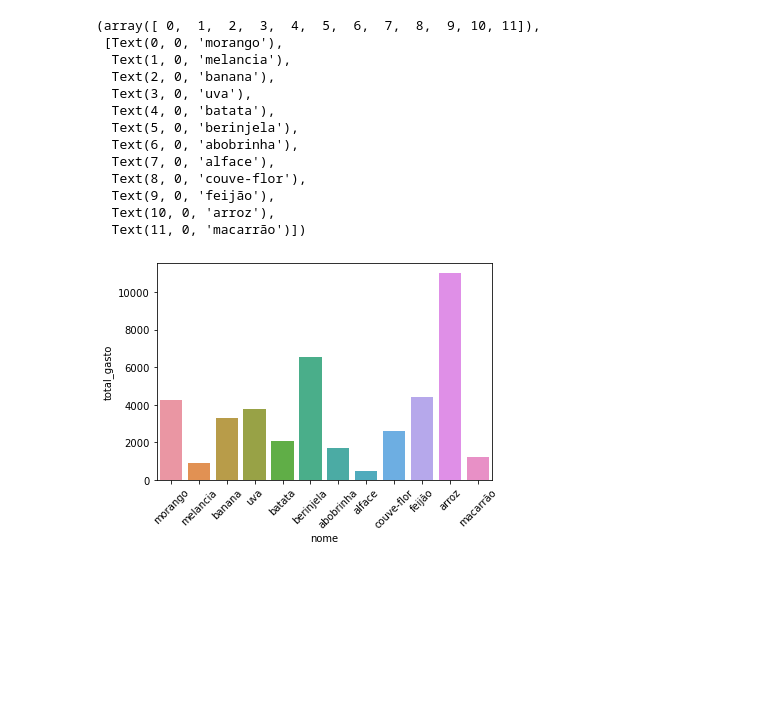
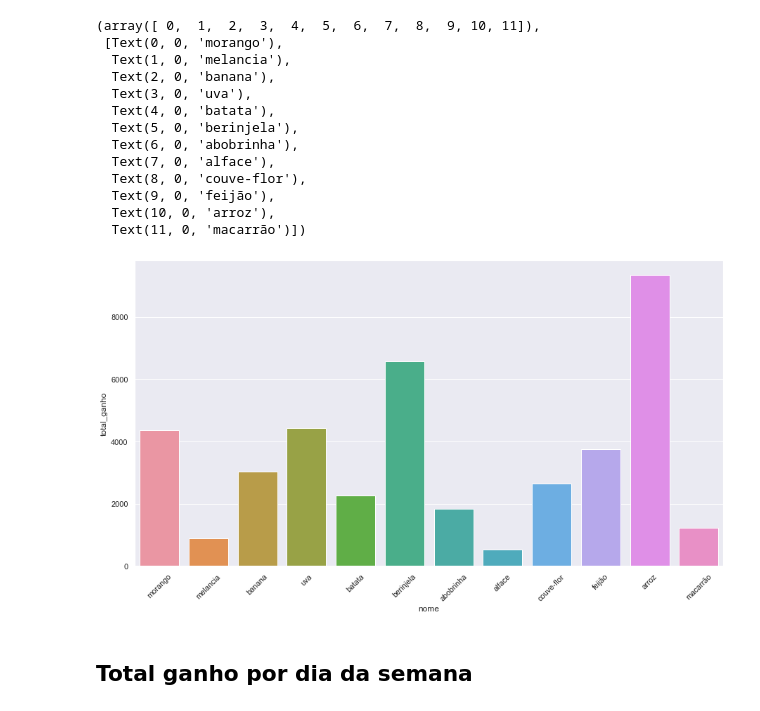
Before and after one commit to BrunoFornaro/A2-LP, a Jupyter notebook: Analises_inacabadas.ipynb, the cells around one changed output. Cells and saved outputs as stored; diff of their text form; code cells hidden in the pictures; blank space fills up the shorter version.

```diff
--- a/Analises_inacabadas.ipynb
+++ b/Analises_inacabadas.ipynb
@@ -105,9 +109,12 @@ venda_produtos = gerar_dados()[3]
 # %%
+# Selecionando os dados
 preco = produtos[['id','preco']]
 preco.rename(columns={"id": "id_produto"}, inplace = 1)
 venda_preco = pd.merge(venda_produtos, preco, how= 'inner', on= 'id_produto')
-venda_preco['total_gasto'] = venda_preco['quantidade']*venda_preco['preco']
+# Claculando o total arrecadado por produto
+venda_preco['total_ganho'] = venda_preco['quantidade']*venda_preco['preco']
 venda_preco_prod = venda_preco.groupby('id_produto').sum()
+venda_preco_prod
 # %% [output]
 A value is trying to be set on a copy of a slice from a DataFrame
 
@@ -115,26 +136,29 @@ See the caveats in the documentation: https://pandas.pydata.org/pandas-docs/stab
 # %%
 #Organizando os dados
-venda_preco_prod['id'] = range(len(venda_preco_prod['total_gasto']))
+venda_preco_prod['id'] = range(len(venda_preco_prod['total_ganho']))
 nome_prod = produtos[['nome', 'id']]
 venda_preco_prod = pd.merge(venda_preco_prod, nome_prod, how= 'inner', on= 'id')
 #Plotando o gráfico
-sns.barplot(x='nome', y="total_gasto", data=venda_preco_prod)
+sns.set(rc = {'figure.figsize':(15,8)})
+sns.barplot(x='nome', y="total_ganho", data=venda_preco_prod)
 plt.xticks(rotation=45)
 # %% [output]
 (array([ 0,  1,  2,  3,  4,  5,  6,  7,  8,  9, 10, 11]),
  [Text(0, 0, 'morango'),
   Text(1, 0, 'melancia'),
   Text(2, 0, 'banana'),
   Text(3, 0, 'uva'),
   Text(4, 0, 'batata'),
   Text(5, 0, 'berinjela'),
   Text(6, 0, 'abobrinha'),
   Text(7, 0, 'alface'),
   Text(8, 0, 'couve-flor'),
   Text(9, 0, 'feijão'),
   Text(10, 0, 'arroz'),
   Text(11, 0, 'macarrão')])
-[figure, old version]
+[figure, new version]
+# %% [markdown]
+## Total ganho por dia da semana
 # %%
 vendas['dia_sem'] = vendas['data'].dt.weekday
 venda_preco.rename(columns={"id_vendas": "id"}, inplace = 1)
```
Also changed, not shown: parts of 15 cells of this notebook.
